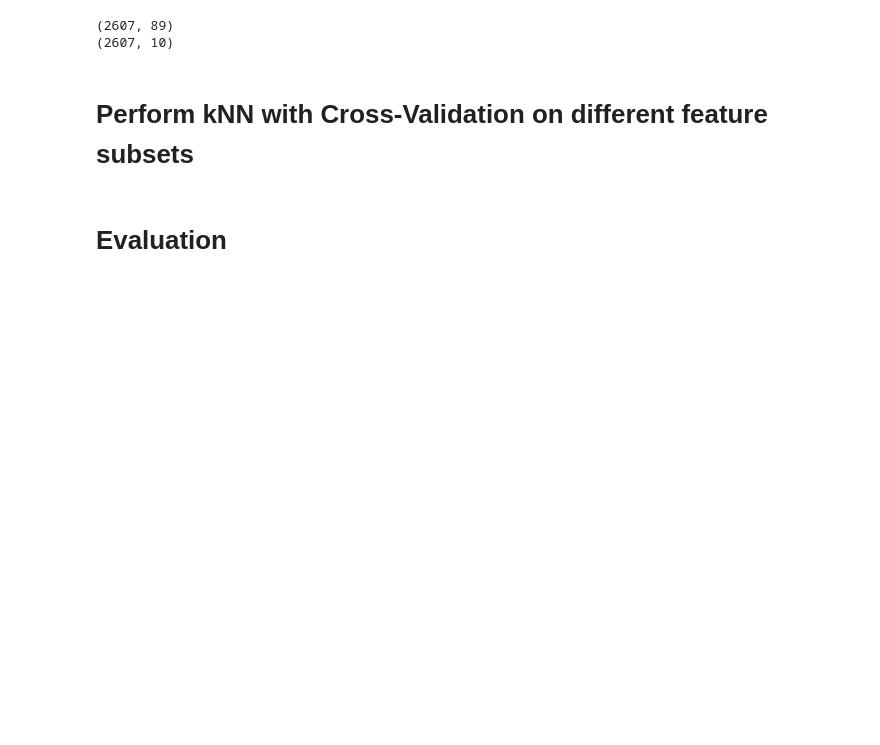
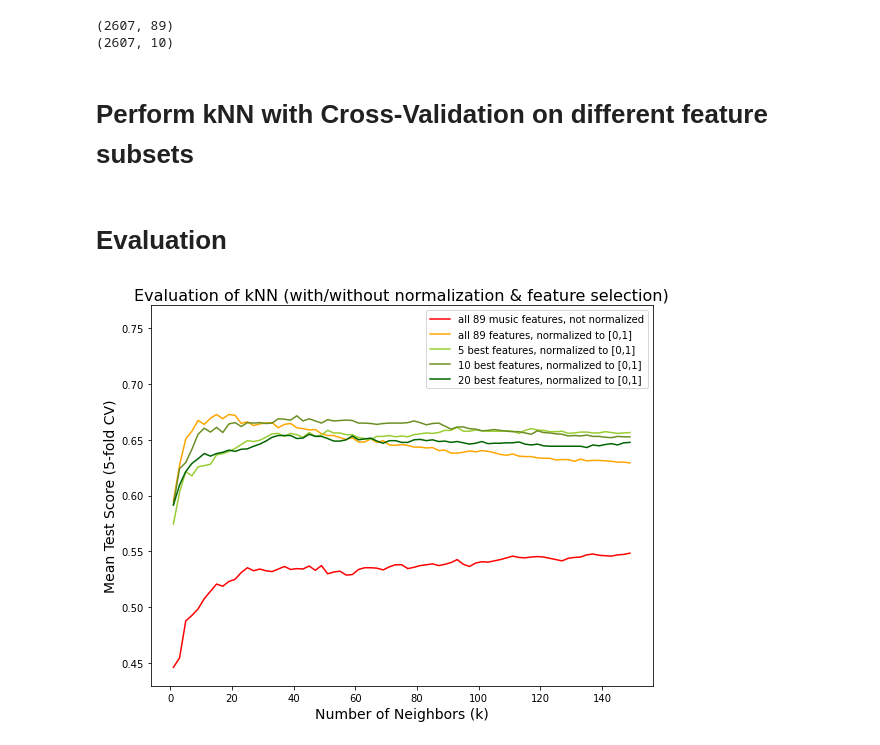
Before and after one commit to sh0w/machine-learning-pattern-classfication, a Jupyter notebook: task3_classification/kNN.ipynb, the cells around one changed output. Drawn from its saved outputs; the diff is of its cells as text; code cells hidden in the pictures; blank space fills up the shorter version.

Commit message:
small updates to kNN visualization and formatting

```diff
--- a/task3_classification/kNN.ipynb
+++ b/task3_classification/kNN.ipynb
@@ -69,7 +79,7 @@ print(X_best_10.shape)
 # create new a knn model
 knn2 = KNeighborsClassifier()
 
-k_range = np.arange(1, 250)
+k_range = np.arange(1, 150, 2)
 
 # create a dictionary of all values we want to test for n_neighbors
 param_grid = {'n_neighbors': k_range}
@@ -88,6 +98,7 @@ knn_gscv_best_10.fit(X_best_10, y)
 knn_gscv_best_5.fit(X_best_5, y)
 knn_gscv_best_20.fit(X_best_20, y)
 
+# get test score (mean of 5-fold CV)
 scores_all_features = knn_gscv.cv_results_["mean_test_score"]
 scores_all_features_normalized = knn_gscv_normalized.cv_results_["mean_test_score"]
 scores_10_best_features = knn_gscv_best_10.cv_results_["mean_test_score"]
@@ -96,16 +107,19 @@ scores_20_best_features = knn_gscv_best_20.cv_results_["mean_test_score"]
 # %% [markdown]
 # Evaluation
 # %%
-plt.figure(figsize=(15,10))
-plt.plot(k_range, scores_all_features, label="all 89 music features, not normalized")
-plt.plot(k_range, scores_all_features_normalized, label="all 89 features, normalized to [0,1]")
-plt.plot(k_range, scores_5_best_features, label="5 best features, normalized to [0,1]")
-plt.plot(k_range, scores_10_best_features, label="10 best features, normalized to [0,1]")
-plt.plot(k_range, scores_20_best_features, label="20 best features, normalized to [0,1]")
+plt.figure(figsize=(9,7))
+plt.ylim(0.43,0.77)
+plt.plot(k_range, scores_all_features, label="all 89 music features, not normalized", color="red")
+plt.plot(k_range, scores_all_features_normalized, label="all 89 features, normalized to [0,1]", color="orange")
+plt.plot(k_range, scores_5_best_features, label="5 best features, normalized to [0,1]", color="yellowgreen")
+plt.plot(k_range, scores_10_best_features, label="10 best features, normalized to [0,1]", color="olivedrab")
+plt.plot(k_range, scores_20_best_features, label="20 best features, normalized to [0,1]", color="darkgreen")
 
-plt.title("Evaluation of kNN using feature selection and normalization", fontsize=16)
+plt.title("Evaluation of kNN (with/without normalization & feature selection)", fontsize=16)
 plt.ylabel("Mean Test Score (5-fold CV)", fontsize=14)
 plt.xlabel("Number of Neighbors (k)", fontsize=14)
 plt.legend()
 plt.show()
+# %% [output]
+[figure, added]
 # %%
```
Also changed, not shown: parts of 6 cells of this notebook.
